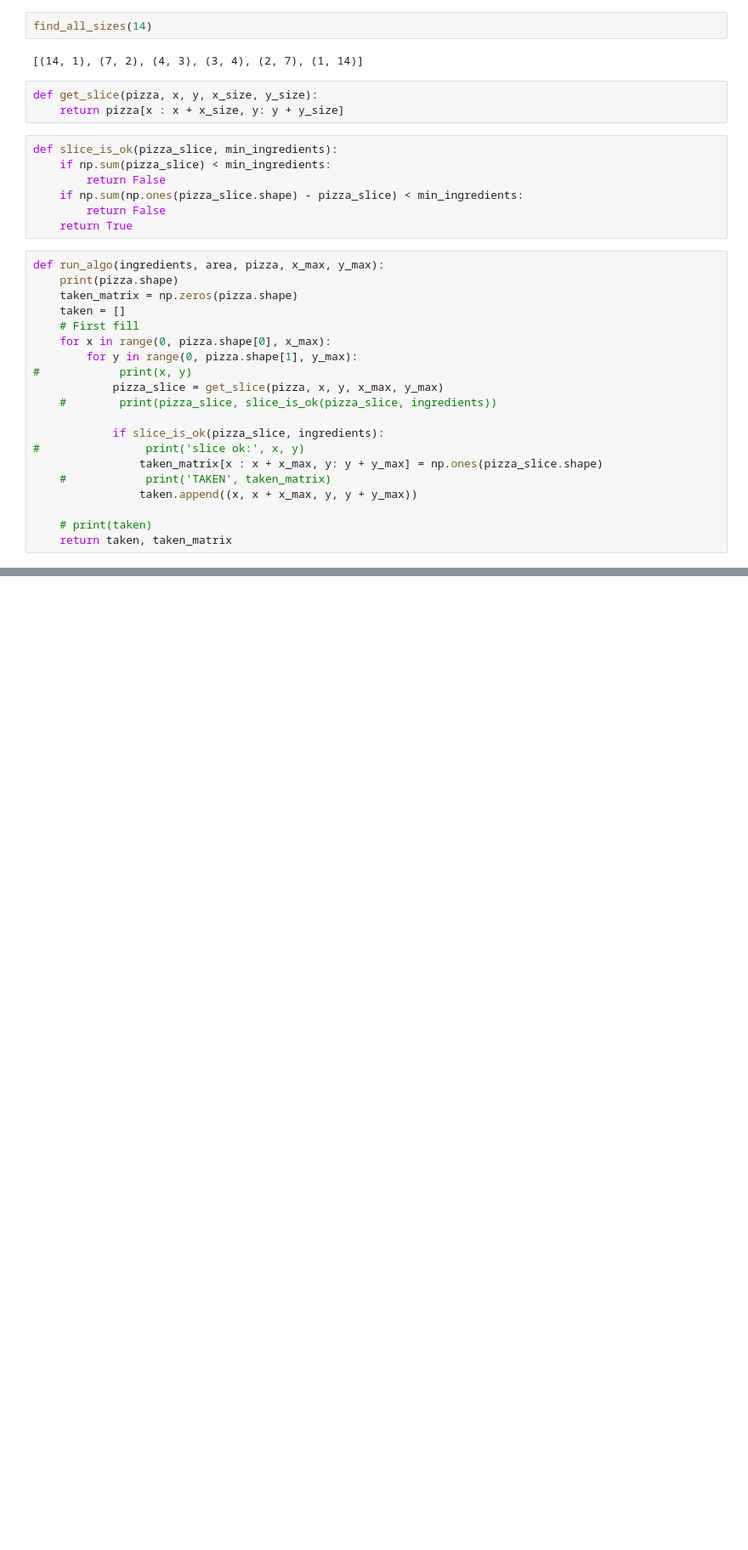
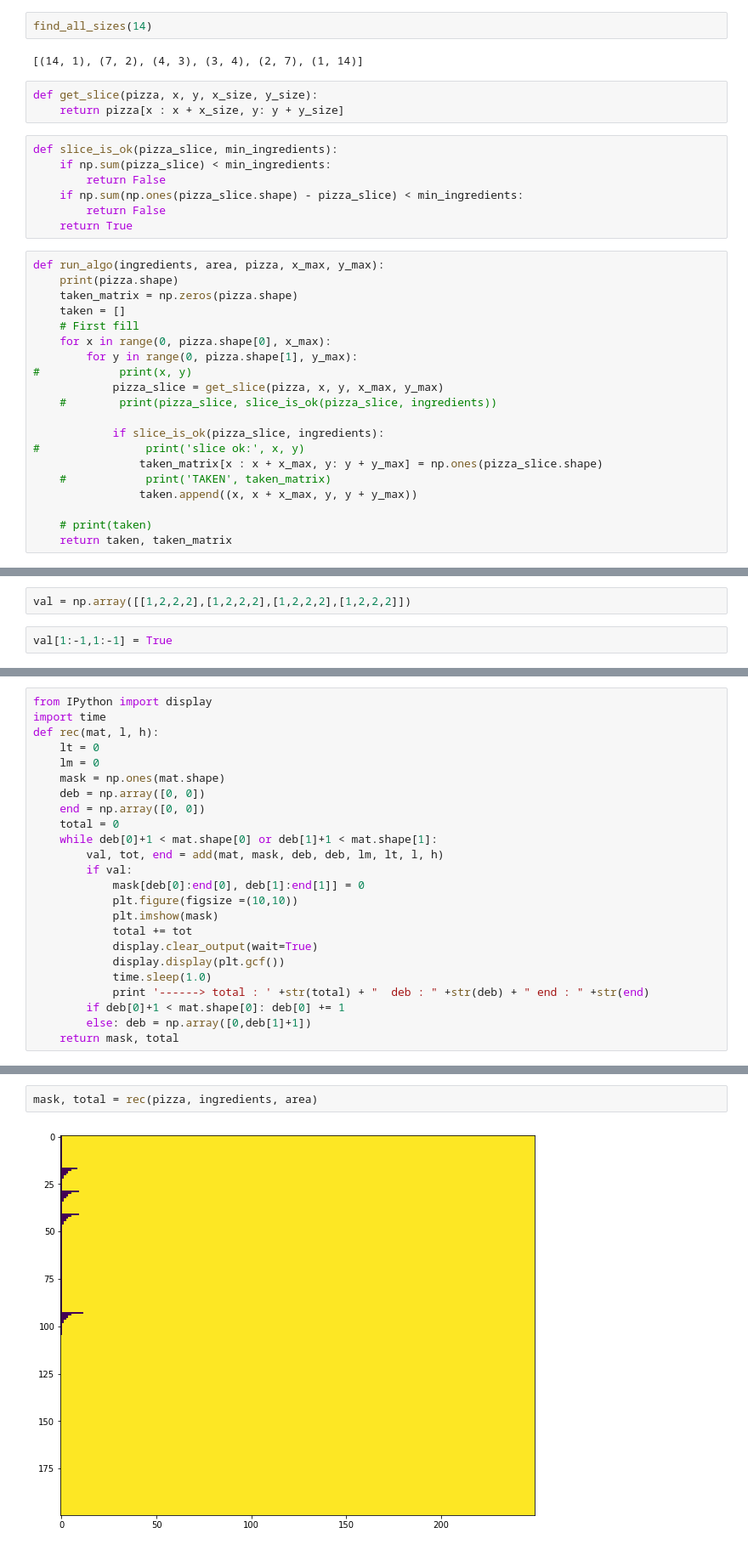
Before and after one commit to Radiateurs/GoogleHashcodeFK, a Jupyter notebook: trial/test_max.ipynb, the cells around one changed output, grey strips where cells are left out. Shown: that part at 85% size. Saved outputs shown, nothing was run; the diff lists cells and outputs as text; blank space fills up the shorter version.

```diff
--- a/trial/test_max.ipynb
+++ b/trial/test_max.ipynb
@@ -91,0 +95,4 @@ for x_max, y_max in find_all_sizes(area):
+# %%
+val = np.array([[1,2,2,2],[1,2,2,2],[1,2,2,2],[1,2,2,2]])
+# %%
+val[1:-1,1:-1] = True
@@ -91,0 +106,24 @@ for x_max, y_max in find_all_sizes(area):
+# %%
+from IPython import display
+import time
+def rec(mat, l, h):
+    lt = 0
+    lm = 0
+    mask = np.ones(mat.shape)
+    deb = np.array([0, 0])
+    end = np.array([0, 0])
+    total = 0
+    while deb[0]+1 < mat.shape[0] or deb[1]+1 < mat.shape[1]:
+        val, tot, end = add(mat, mask, deb, deb, lm, lt, l, h)
+        if val:
+            mask[deb[0]:end[0], deb[1]:end[1]] = 0
+            plt.figure(figsize =(10,10))
+            plt.imshow(mask)
+            total += tot
+            display.clear_output(wait=True)
+            display.display(plt.gcf())
+            time.sleep(1.0)
+            print '------> total : ' +str(total) + "  deb : " +str(deb) + " end : " +str(end)
+        if deb[0]+1 < mat.shape[0]: deb[0] += 1
+        else: deb = np.array([0,deb[1]+1])
+    return mask, total
@@ -91,0 +154,4 @@ for x_max, y_max in find_all_sizes(area):
+# %%
+mask, total = rec(pizza, ingredients, area)
+# %% [output]
+[figure, added]
```
Also changed, not shown: parts of 12 cells of this notebook, 1 other file.
